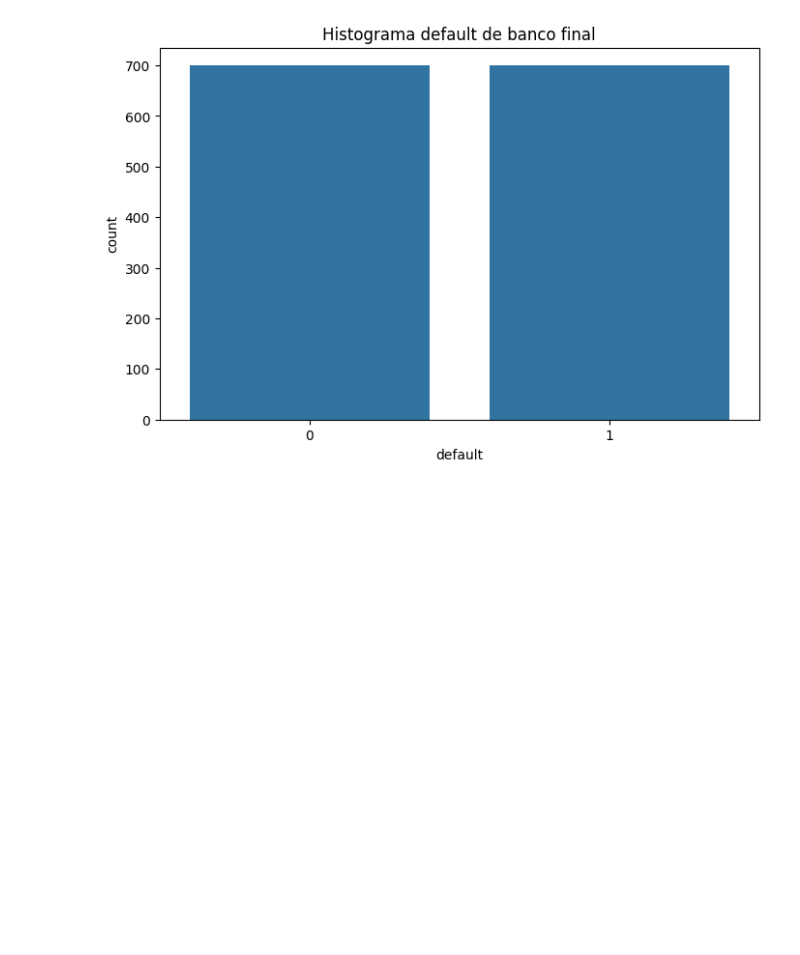
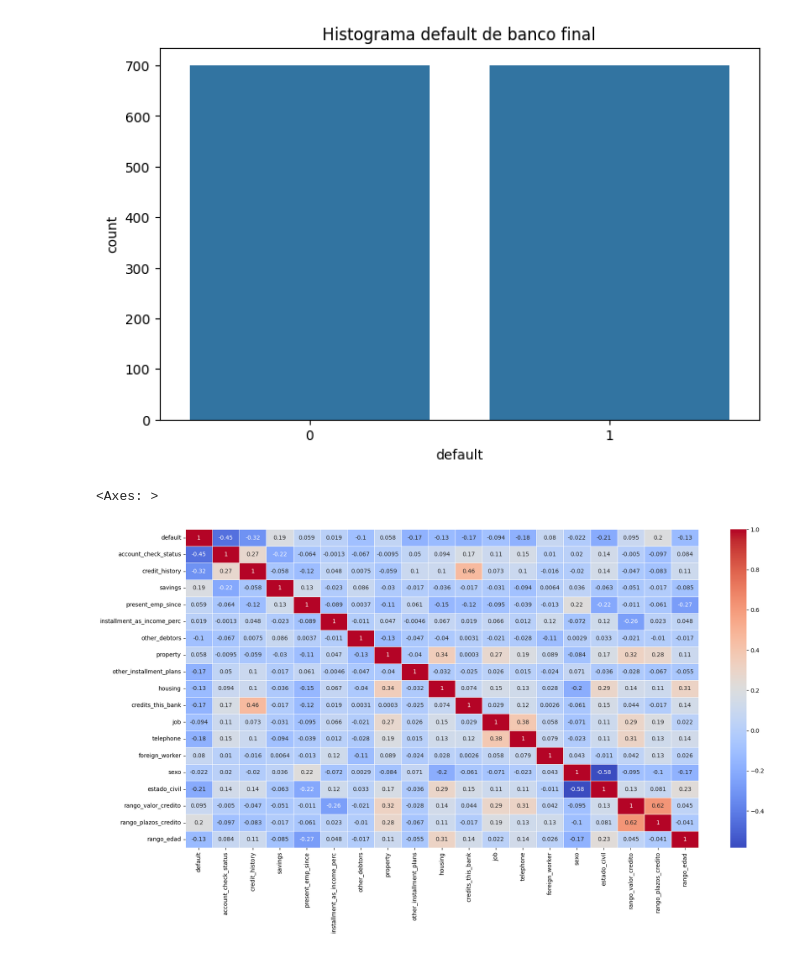
Before and after one commit to pabloing93/credit-scoring-prediction, a Jupyter notebook: limpieza_datos.ipynb, the cells around one changed output. Drawn from its saved outputs; the diff is of its cells as text; code cells hidden in the pictures; blank space fills up the shorter version.

```diff
--- a/limpieza_datos.ipynb
+++ b/limpieza_datos.ipynb
@@ -535,3 +534,10 @@ plt.title('Histograma default de banco final')
 plt.show()
 # %% [output]
 [figure]
+# %%
+correlacion = df_banco_final.corr()
+plt.figure(figsize=(20, 10))
+sns.heatmap(correlacion, annot=True, cmap='coolwarm', linewidths=.5)
+# %% [output]
+<Axes: >
+[figure, added]
```
Also changed, not shown: parts of 3 cells of this notebook, 6 other files.
